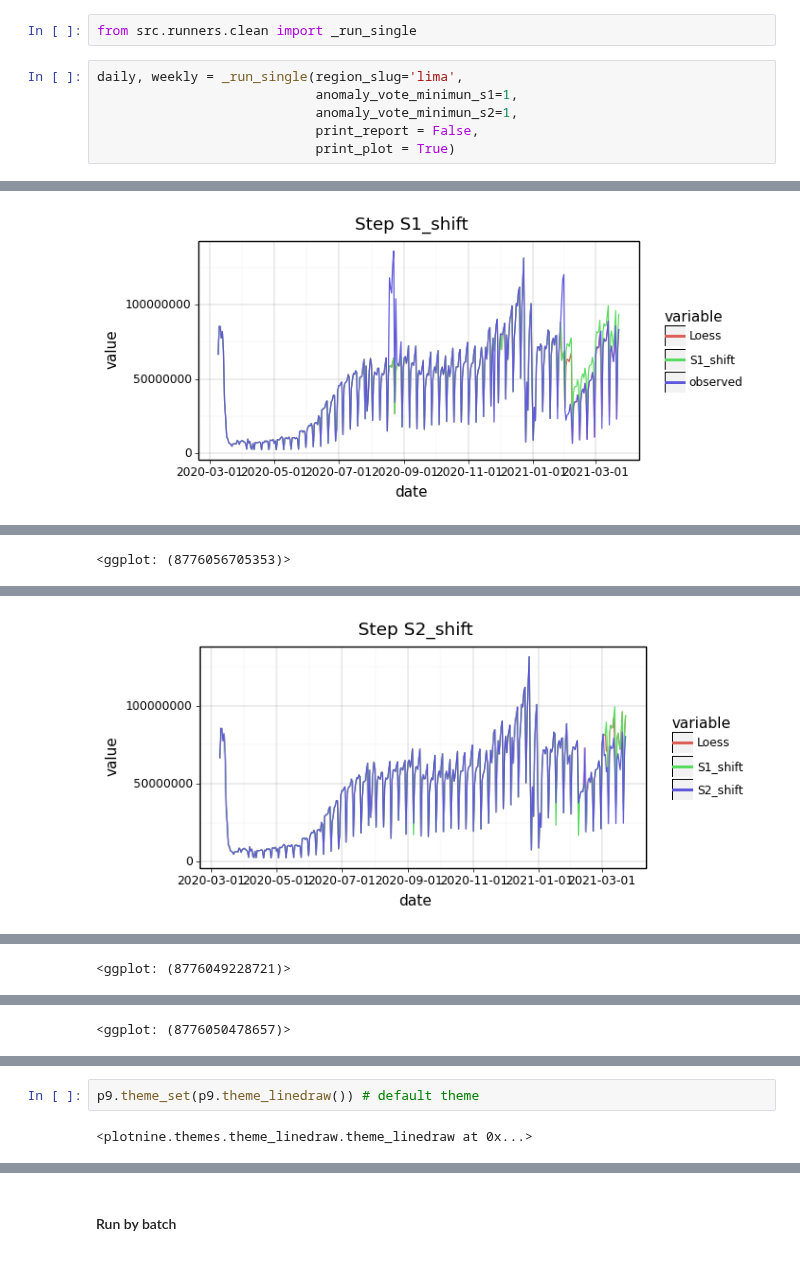
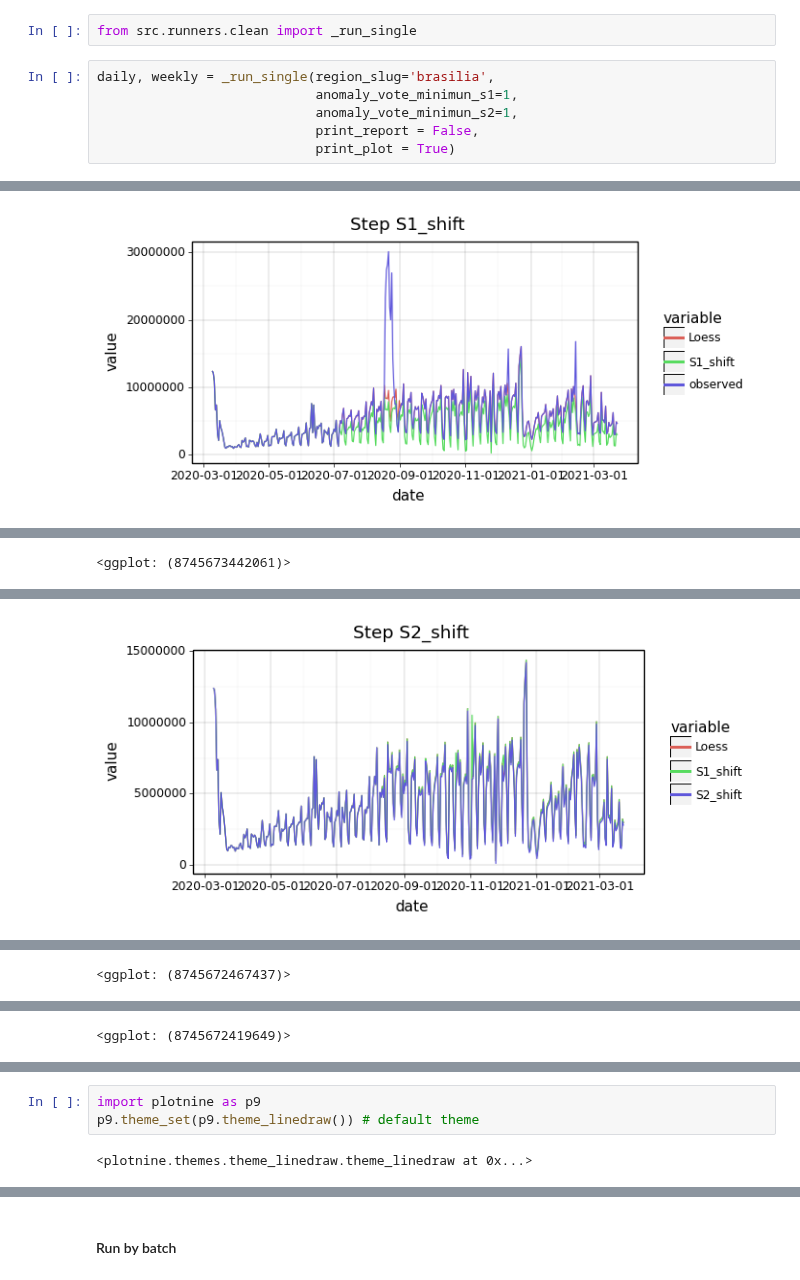
Before and after one commit to EL-BID/IDB-IDB-Invest-Coronavirus-Impact-Dashboard, a Jupyter notebook: notebooks/cleaning_observed_ts_city.ipynb, the cells around one changed output, grey strips where cells are left out. Cells and saved outputs as stored; diff of their text form.

```diff
--- a/notebooks/cleaning_observed_ts_city.ipynb
+++ b/notebooks/cleaning_observed_ts_city.ipynb
@@ -22,7 +22,7 @@ from paths import RAW_PATH, TREAT_PATH, OUTPUT_PATH, FIGURES_PATH
 # %%
 from src.runners.clean import _run_single
 # %%
-daily, weekly = _run_single(region_slug='lima',
+daily, weekly = _run_single(region_slug='brasilia',
                             anomaly_vote_minimun_s1=1,
                             anomaly_vote_minimun_s2=1,
                             print_report = False,
@@ -45,4 +45,4 @@ daily, weekly = _run_single(region_slug='lima',
 A value is trying to be set on a copy of a slice from a DataFrame
 
 See the caveats in the documentation: https://pandas.pydata.org/pandas-docs/stable/user_guide/indexing.html#returning-a-view-versus-a-copy
-[figure, old version]
+[figure, new version]
@@ -65,2 +65,2 @@ A value is trying to be set on a copy of a slice from a DataFrame
 ... shift level running grid  ...
-<ggplot: (8776056705353)>
+<ggplot: (8745673442061)>
@@ -75 +78 @@ See the caveats in the documentation: https://pandas.pydata.org/pandas-docs/stab
-[figure, old version]
+[figure, new version]
@@ -77 +80 @@ See the caveats in the documentation: https://pandas.pydata.org/pandas-docs/stab
-<ggplot: (8776049228721)>
+<ggplot: (8745672467437)>
@@ -80 +83 @@ See the caveats in the documentation: https://pandas.pydata.org/pandas-docs/stab
-<ggplot: (8776050478657)>
+<ggplot: (8745672419649)>
@@ -82,4 +85,5 @@ See the caveats in the documentation: https://pandas.pydata.org/pandas-docs/stab
 # %%
+import plotnine as p9
 p9.theme_set(p9.theme_linedraw()) # default theme
 # %% [output]
 <plotnine.themes.theme_linedraw.theme_linedraw at 0x...>
```
Also changed, not shown: parts of 4 cells of this notebook, 1 other file.
